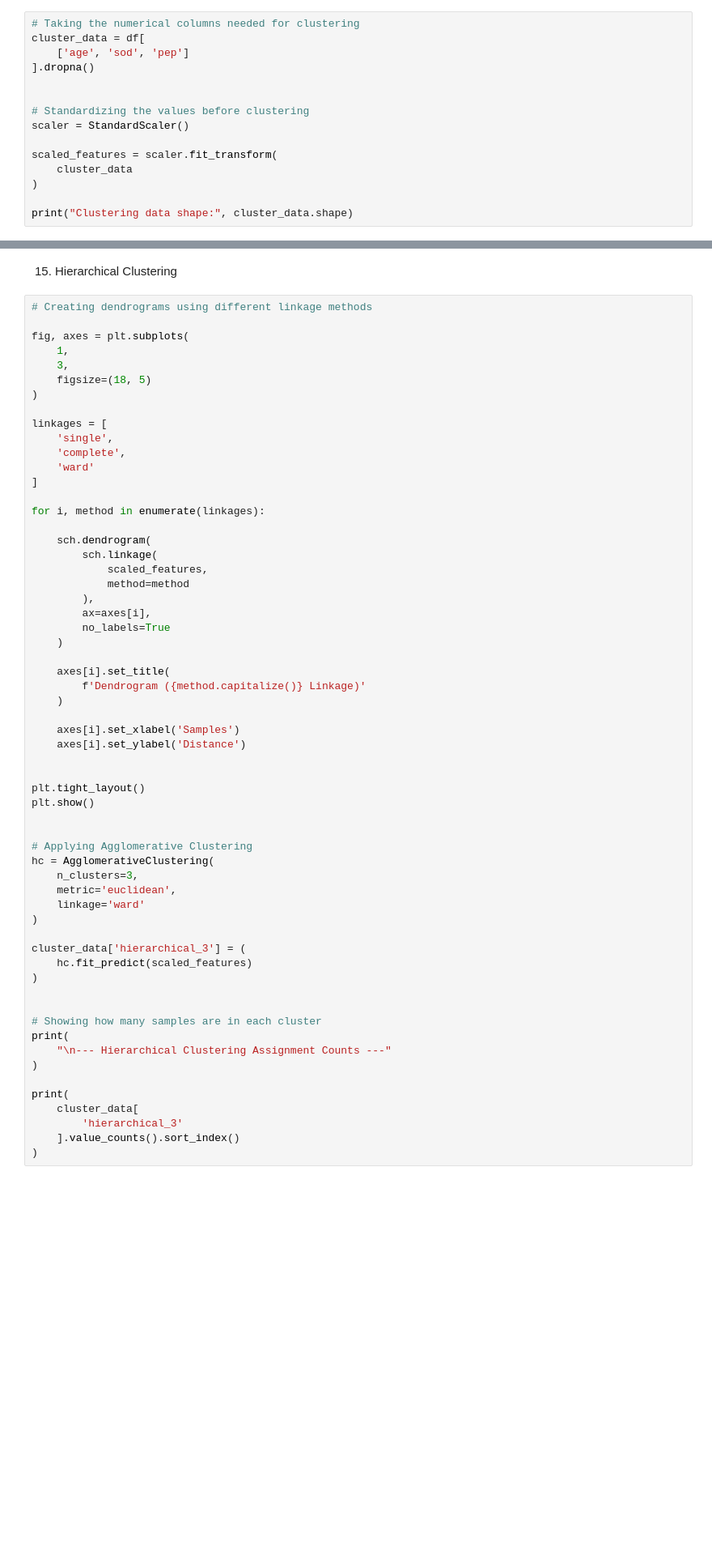
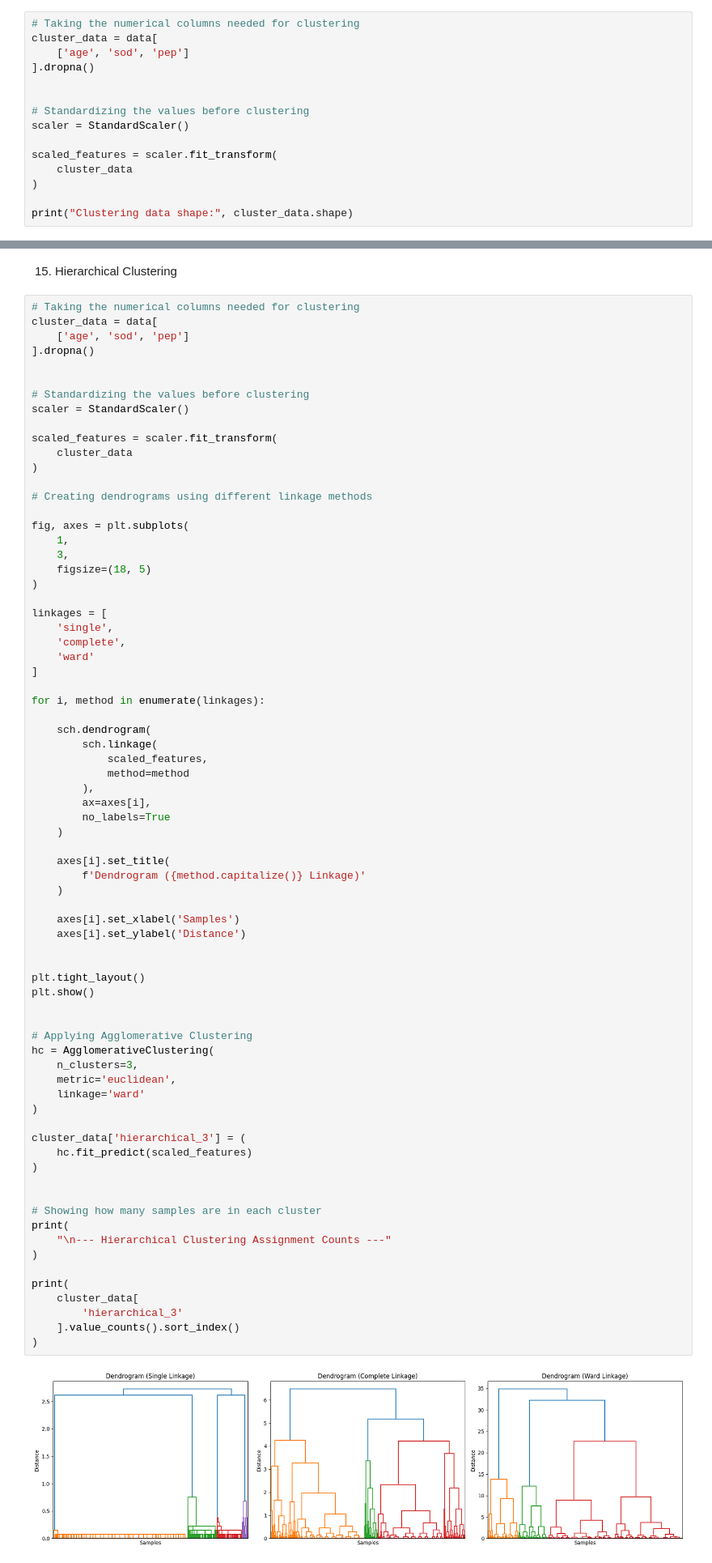
Before and after one commit to Arnavpanwar1312/Arnav_Panwar, a Jupyter notebook: EDA_Project.ipynb, the cells around one changed output, grey strips where cells are left out. Shown at 81% size. Cells and saved outputs as stored; diff of their text form; blank space fills up the shorter version.

```diff
--- a/EDA_Project.ipynb
+++ b/EDA_Project.ipynb
@@ -668,7 +752,7 @@ plt.show()
 13. Clustering Preparation
 # %%
 # Taking the numerical columns needed for clustering
-cluster_data = df[
+cluster_data = data[
     ['age', 'sod', 'pep']
 ].dropna()
 
@@ -772,6 +864,19 @@ plt.show()
 # %% [markdown]
 15. Hierarchical Clustering
 # %%
+# Taking the numerical columns needed for clustering
+cluster_data = data[
+    ['age', 'sod', 'pep']
+].dropna()
+
+
+# Standardizing the values before clustering
+scaler = StandardScaler()
+
+scaled_features = scaler.fit_transform(
+    cluster_data
+)
+
 # Creating dendrograms using different linkage methods
 
 fig, axes = plt.subplots(
@@ -804,30 +909,32 @@ for i, method in enumerate(linkages):
     axes[i].set_xlabel('Samples')
     axes[i].set_ylabel('Distance')
 
 
 plt.tight_layout()
 plt.show()
 
 
 # Applying Agglomerative Clustering
 hc = AgglomerativeClustering(
     n_clusters=3,
     metric='euclidean',
     linkage='ward'
 )
 
 cluster_data['hierarchical_3'] = (
     hc.fit_predict(scaled_features)
 )
 
 
 # Showing how many samples are in each cluster
 print(
     "\n--- Hierarchical Clustering Assignment Counts ---"
 )
 
 print(
     cluster_data[
         'hierarchical_3'
     ].value_counts().sort_index()
 )
+# %% [output]
+[figure, added]
```
Also changed, not shown: parts of 10 cells of this notebook.
